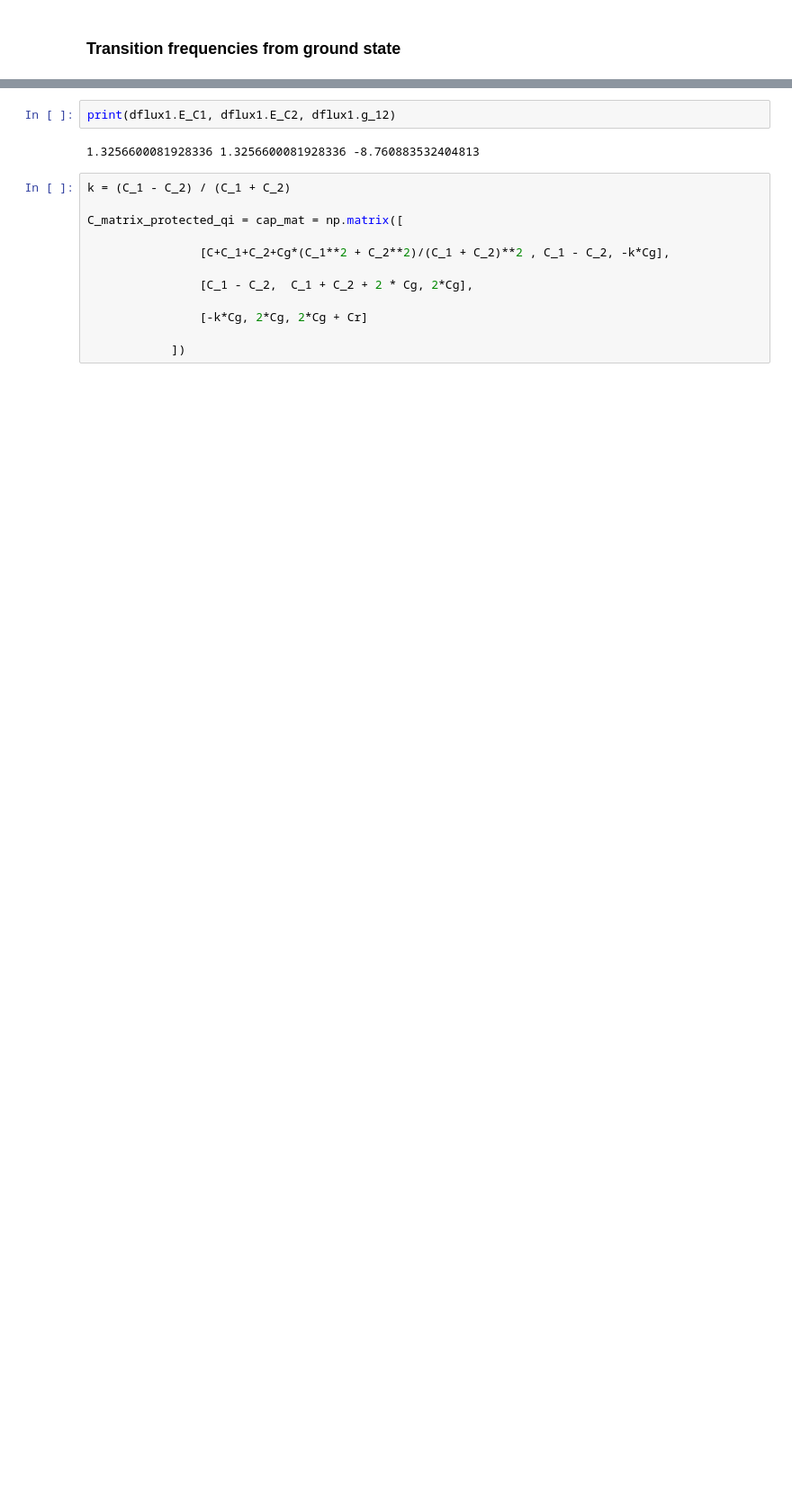
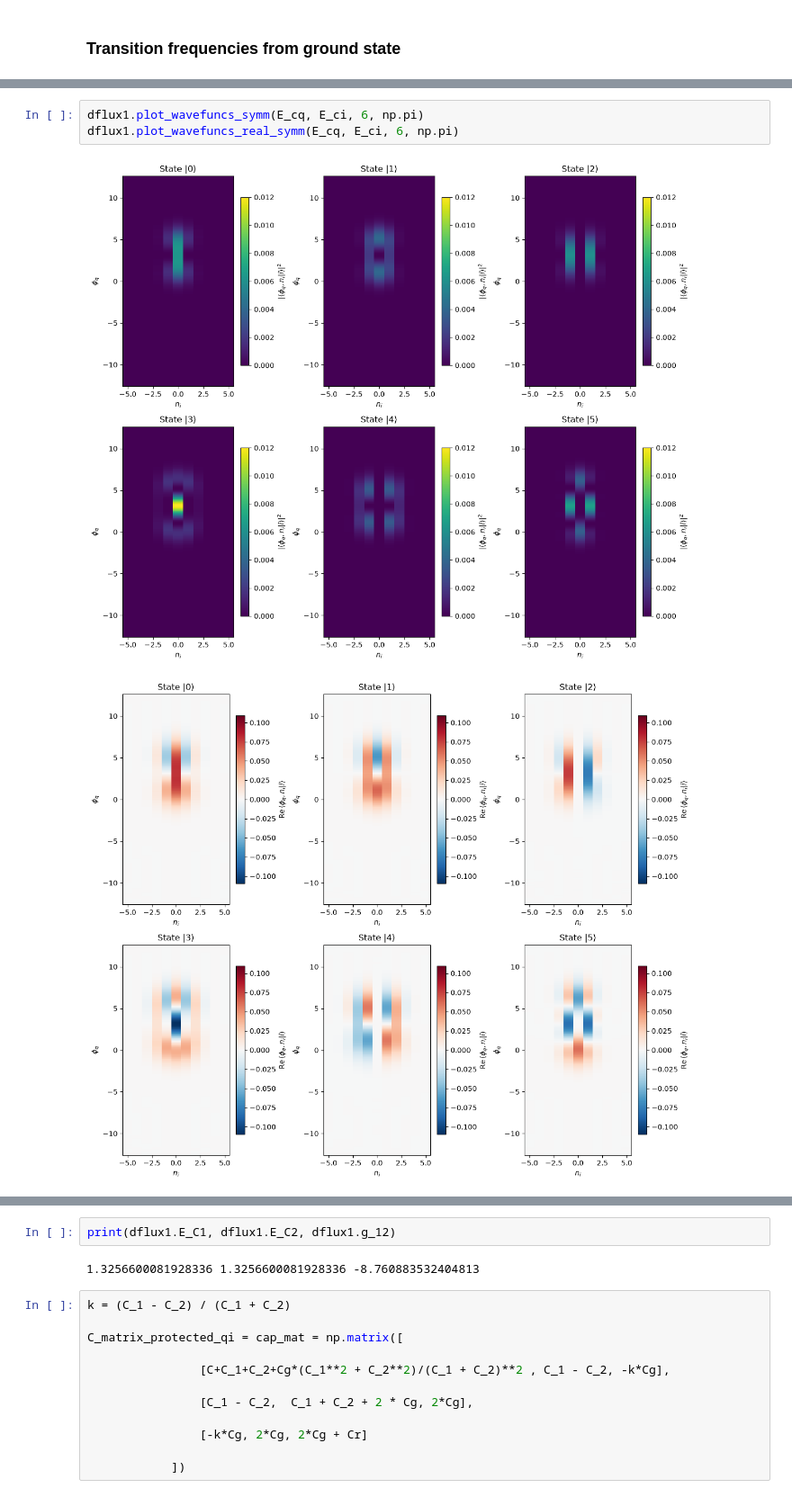
Before and after one commit to tyrasamenius/fluxonium_readout, a Jupyter notebook: Double_fluxonium_notebook.ipynb, the cells around one changed output, grey strips where cells are left out. Shown at 90% size. Cells and saved outputs as stored; diff of their text form; blank space fills up the shorter version.

```diff
--- a/Double_fluxonium_notebook.ipynb
+++ b/Double_fluxonium_notebook.ipynb
@@ -132,0 +93,6 @@ plt.legend()
+# %%
+dflux1.plot_wavefuncs_symm(E_cq, E_ci, 6, np.pi)
+dflux1.plot_wavefuncs_real_symm(E_cq, E_ci, 6, np.pi)
+# %% [output]
+[figure, added]
+[figure, added]
```
Also changed, not shown: parts of 20 cells of this notebook, 1 other file.
